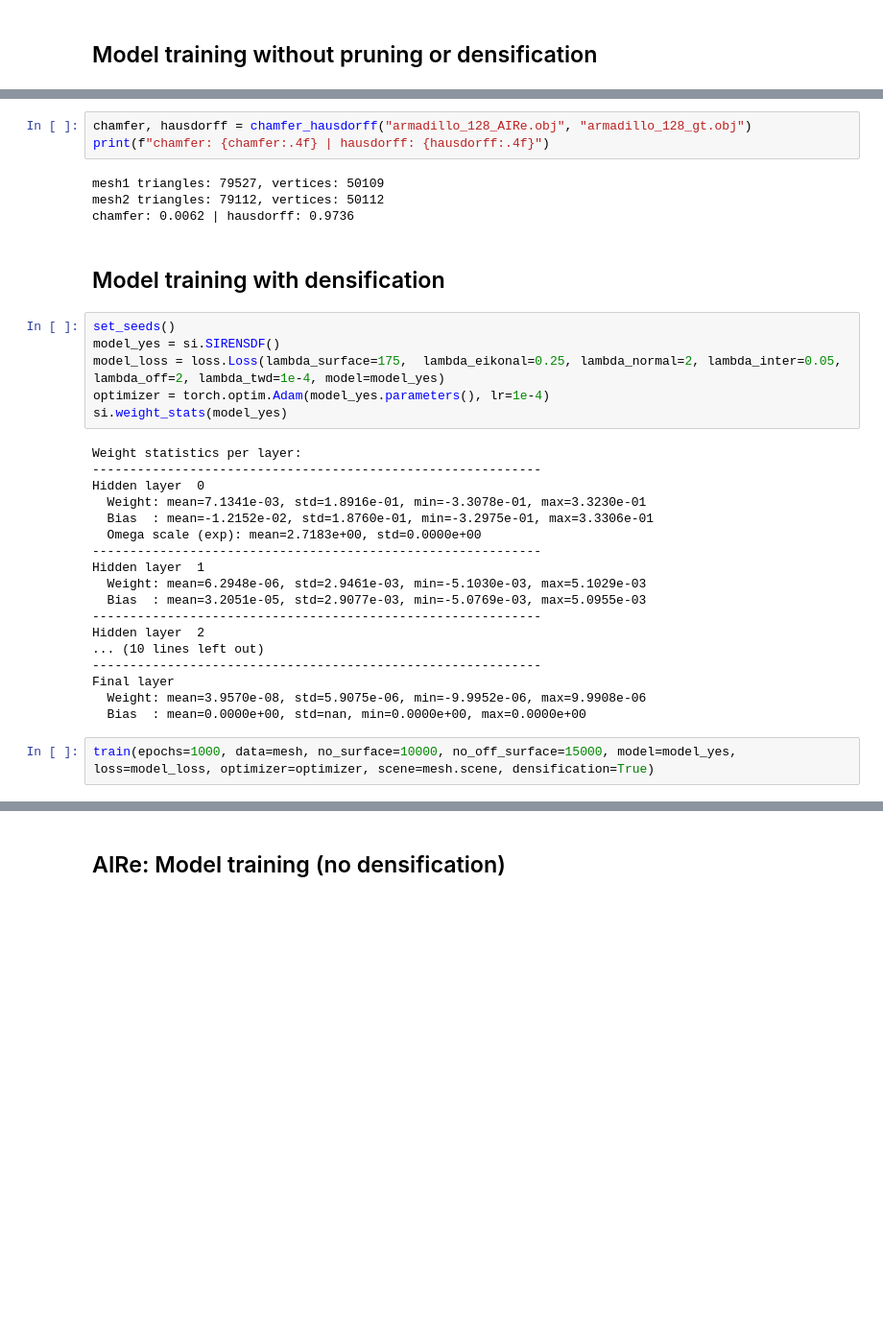
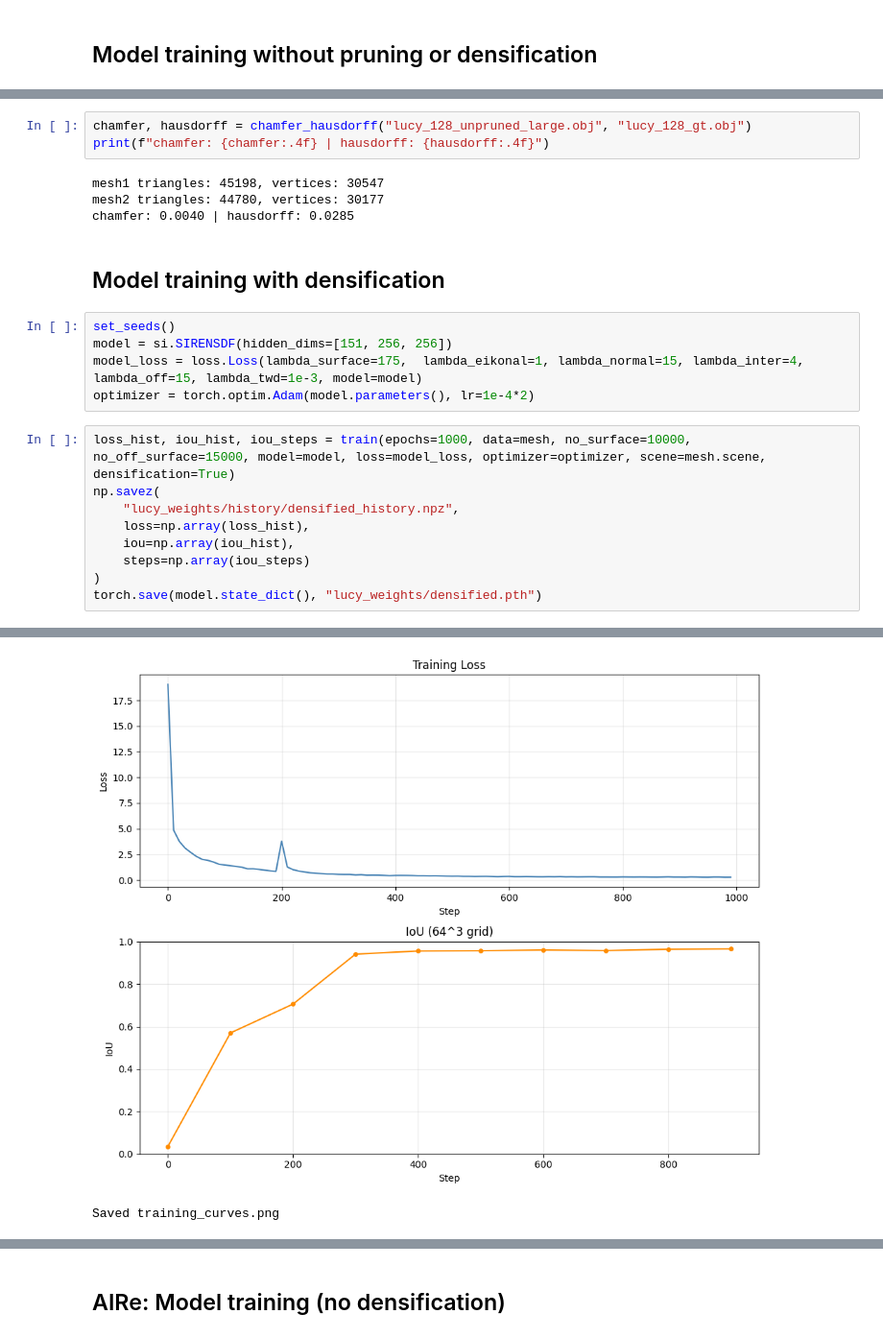
Before and after one commit to n1k0la-21/adaptive_pruning_SIREN, a Jupyter notebook: notebooks/test.ipynb, the cells around one changed output, grey strips where cells are left out. Shown at 96% size. Saved outputs shown, nothing was run; the diff lists cells and outputs as text; blank space fills up the shorter version.

```diff
--- a/notebooks/test.ipynb
+++ b/notebooks/test.ipynb
@@ -110,36 +104,24 @@ marching_cubes.write_obj("armadillo_128_unpruned.obj", model=model_no, resolutio
 # %%
-chamfer, hausdorff = chamfer_hausdorff("armadillo_128_AIRe.obj", "armadillo_128_gt.obj")
+chamfer, hausdorff = chamfer_hausdorff("lucy_128_unpruned_large.obj", "lucy_128_gt.obj")
 print(f"chamfer: {chamfer:.4f} | hausdorff: {hausdorff:.4f}")
 # %% [output]
-mesh1 triangles: 79527, vertices: 50109
-mesh2 triangles: 79112, vertices: 50112
-chamfer: 0.0062 | hausdorff: 0.9736
+mesh1 triangles: 45198, vertices: 30547
+mesh2 triangles: 44780, vertices: 30177
+chamfer: 0.0040 | hausdorff: 0.0285
 # %% [markdown]
 ## Model training with densification
 # %%
 set_seeds()
-model_yes = si.SIRENSDF()
-model_loss = loss.Loss(lambda_surface=175,  lambda_eikonal=0.25, lambda_normal=2, lambda_inter=0.05, lambda_off=2, lambda_twd=1e-4, model=model_yes)
-optimizer = torch.optim.Adam(model_yes.parameters(), lr=1e-4)
-si.weight_stats(model_yes)
+model = si.SIRENSDF(hidden_dims=[151, 256, 256])
+model_loss = loss.Loss(lambda_surface=175,  lambda_eikonal=1, lambda_normal=15, lambda_inter=4, lambda_off=15, lambda_twd=1e-3, model=model)
+optimizer = torch.optim.Adam(model.parameters(), lr=1e-4*2)
-# %% [output]
-Weight statistics per layer:
-------------------------------------------------------------
-Hidden layer  0
-  Weight: mean=7.1341e-03, std=1.8916e-01, min=-3.3078e-01, max=3.3230e-01
-  Bias  : mean=-1.2152e-02, std=1.8760e-01, min=-3.2975e-01, max=3.3306e-01
-  Omega scale (exp): mean=2.7183e+00, std=0.0000e+00
-------------------------------------------------------------
-Hidden layer  1
-  Weight: mean=6.2948e-06, std=2.9461e-03, min=-5.1030e-03, max=5.1029e-03
-  Bias  : mean=3.2051e-05, std=2.9077e-03, min=-5.0769e-03, max=5.0955e-03
-------------------------------------------------------------
-Hidden layer  2
-... (10 lines left out)
-------------------------------------------------------------
-Final layer
-  Weight: mean=3.9570e-08, std=5.9075e-06, min=-9.9952e-06, max=9.9908e-06
-  Bias  : mean=0.0000e+00, std=nan, min=0.0000e+00, max=0.0000e+00
 # %%
-train(epochs=1000, data=mesh, no_surface=10000, no_off_surface=15000, model=model_yes, loss=model_loss, optimizer=optimizer, scene=mesh.scene, densification=True)
+loss_hist, iou_hist, iou_steps = train(epochs=1000, data=mesh, no_surface=10000, no_off_surface=15000, model=model, loss=model_loss, optimizer=optimizer, scene=mesh.scene, densification=True)
+np.savez(
+    "lucy_weights/history/densified_history.npz",
+    loss=np.array(loss_hist),
+    iou=np.array(iou_hist),
+    steps=np.array(iou_steps)
+)
+torch.save(model.state_dict(), "lucy_weights/densified.pth")
 # %% [output]
@@ -163 +145,3 @@ Step 990 | Loss 0.20073647797107697
+[figure, added]
+Saved training_curves.png
 # %%
```
Also changed, not shown: parts of 38 cells of this notebook, 11 other files.
